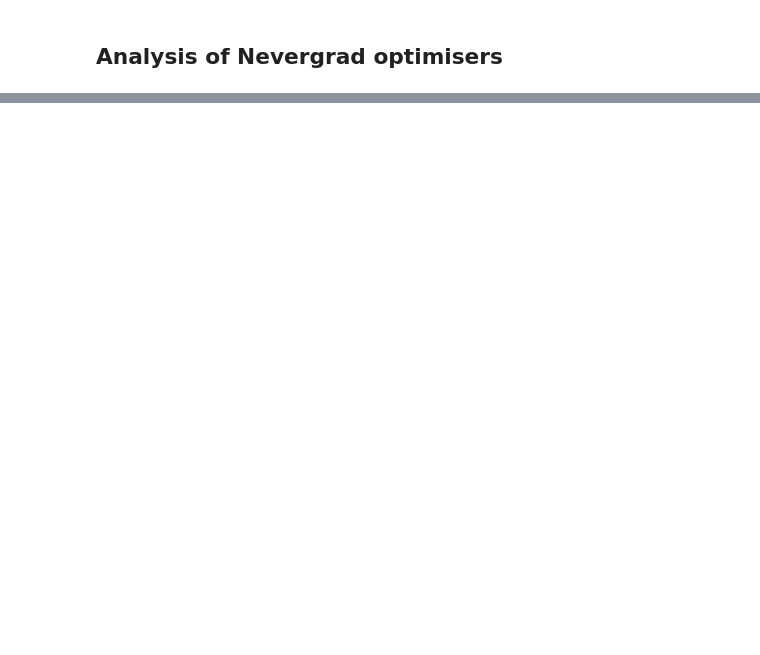
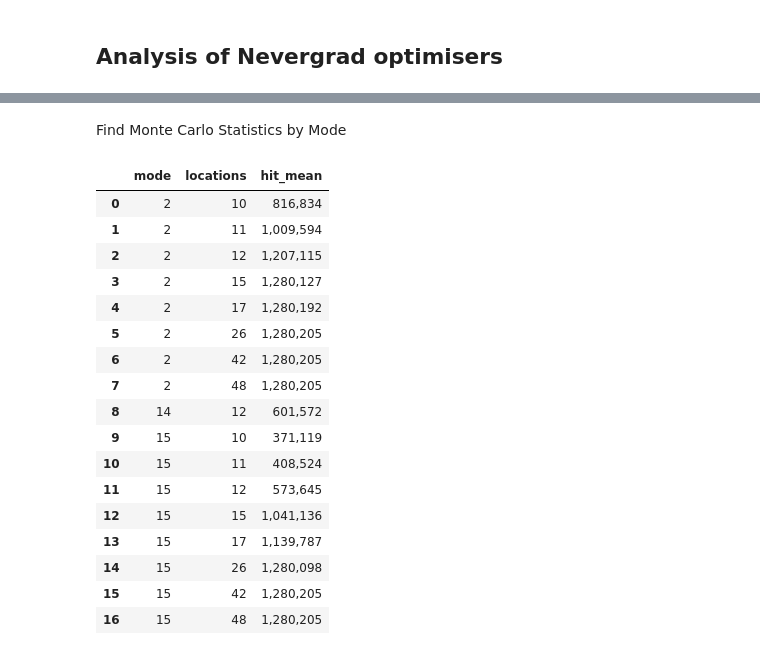
Before and after one commit to goldsmdn/TSP_VQC, a Jupyter notebook: show_results.ipynb, the cells around one changed output, grey strips where cells are left out. Cells and saved outputs as stored; diff of their text form; code cells hidden in the pictures; blank space fills up the shorter version.

```diff
--- a/show_results.ipynb
+++ b/show_results.ipynb
@@ -1098,0 +1685,35 @@ Error:
+# %% [markdown]
+Find Monte Carlo Statistics by Mode
+# %%
+df = read_data()
+df = apply_filters(df, FILTERS_GENERAL)
+vqa_hits = apply_filters(df, FILTERS_CMA)
+vqa_hits['total_hits'] = vqa_hits['cache_hits'] + vqa_hits['cache_misses']
+
+vqa_hits_stats = (
+      vqa_hits.groupby(['mode', 'locations'])
+      .agg(hit_mean=('total_hits', 'mean'),)
+      ).reset_index()
+
+vqa_hits_stats['hit_mean'] = vqa_hits_stats['hit_mean'].map('{:,.0f}'.format)
+vqa_hits_stats['mode'] = vqa_hits_stats['mode'].map('{:,.0f}'.format)
+vqa_hits_stats
+# %% [output]
+|  | mode | locations | hit_mean |
+| 0 | 2 | 10 | 816,834 |
+| 1 | 2 | 11 | 1,009,594 |
+| 2 | 2 | 12 | 1,207,115 |
+| 3 | 2 | 15 | 1,280,127 |
+| 4 | 2 | 17 | 1,280,192 |
+| 5 | 2 | 26 | 1,280,205 |
+| 6 | 2 | 42 | 1,280,205 |
+| 7 | 2 | 48 | 1,280,205 |
+| 8 | 14 | 12 | 601,572 |
+| 9 | 15 | 10 | 371,119 |
+| 10 | 15 | 11 | 408,524 |
+| 11 | 15 | 12 | 573,645 |
+| 12 | 15 | 15 | 1,041,136 |
+| 13 | 15 | 17 | 1,139,787 |
+| 14 | 15 | 26 | 1,280,098 |
+| 15 | 15 | 42 | 1,280,205 |
+| 16 | 15 | 48 | 1,280,205 |
```
Also changed, not shown: parts of 75 cells of this notebook, 2 other files.
